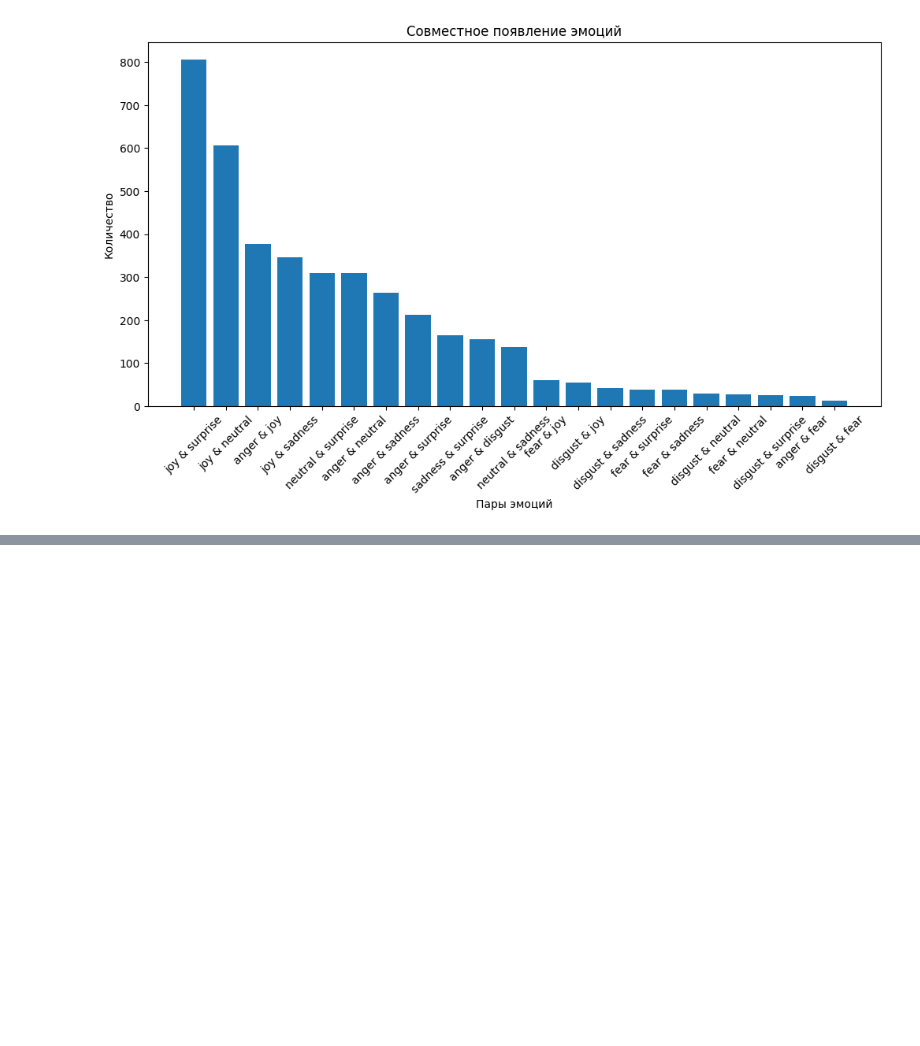
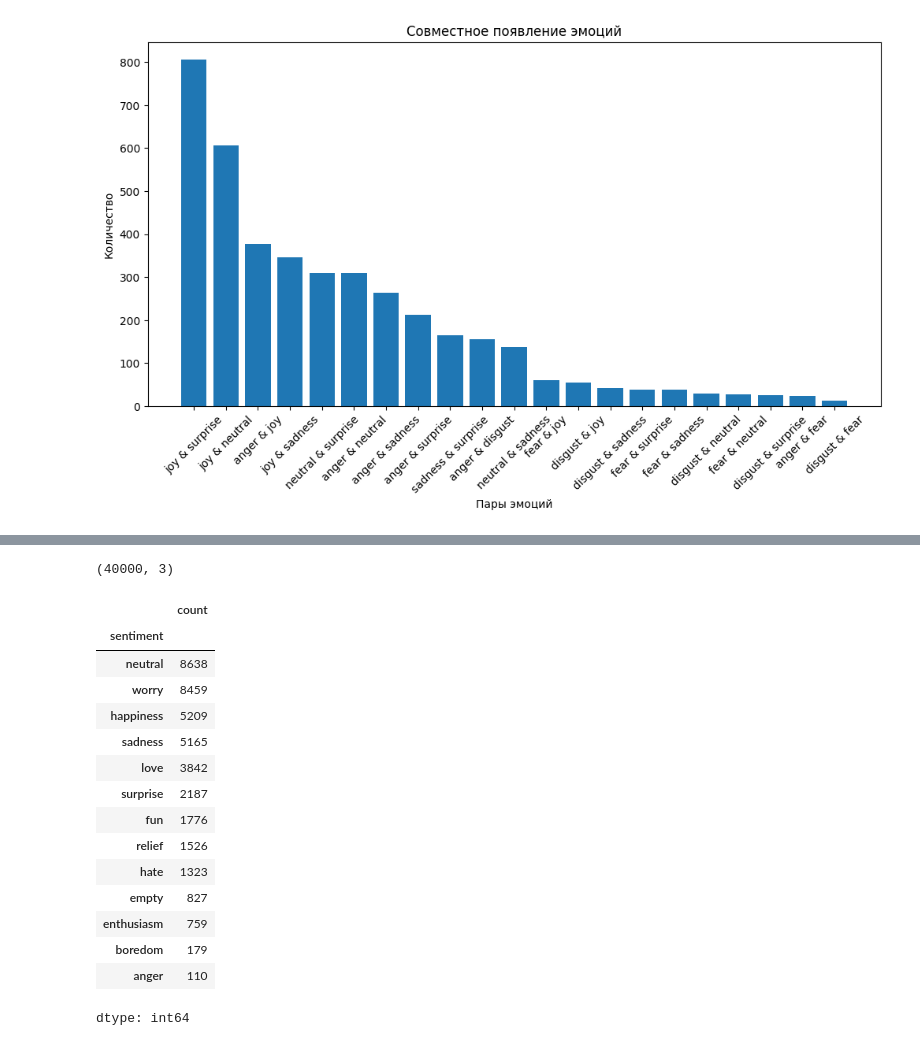
Before and after one commit to itallix/fluffy-carnival, a Jupyter notebook: notebooks/augmentation_5_classes.ipynb, the cells around one changed output, grey strips where cells are left out. Cells and saved outputs as stored; diff of their text form; code cells hidden in the pictures; blank space fills up the shorter version.

```diff
--- a/notebooks/augmentation_5_classes.ipynb
+++ b/notebooks/augmentation_5_classes.ipynb
@@ -227,0 +246,23 @@ plot_combined_emotions(data["train"])
+# %%
+english_data.shape
+# %% [output]
+(40000, 3)
+# %%
+english_data.sentiment.value_counts()
+# %% [output]
+|  | count |
+| sentiment |  |
+| neutral | 8638 |
+| worry | 8459 |
+| happiness | 5209 |
+| sadness | 5165 |
+| love | 3842 |
+| surprise | 2187 |
+| fun | 1776 |
+| relief | 1526 |
+| hate | 1323 |
+| empty | 827 |
+| enthusiasm | 759 |
+| boredom | 179 |
+| anger | 110 |
+dtype: int64
```
Also changed, not shown: parts of 15 cells of this notebook, 4 other files.
